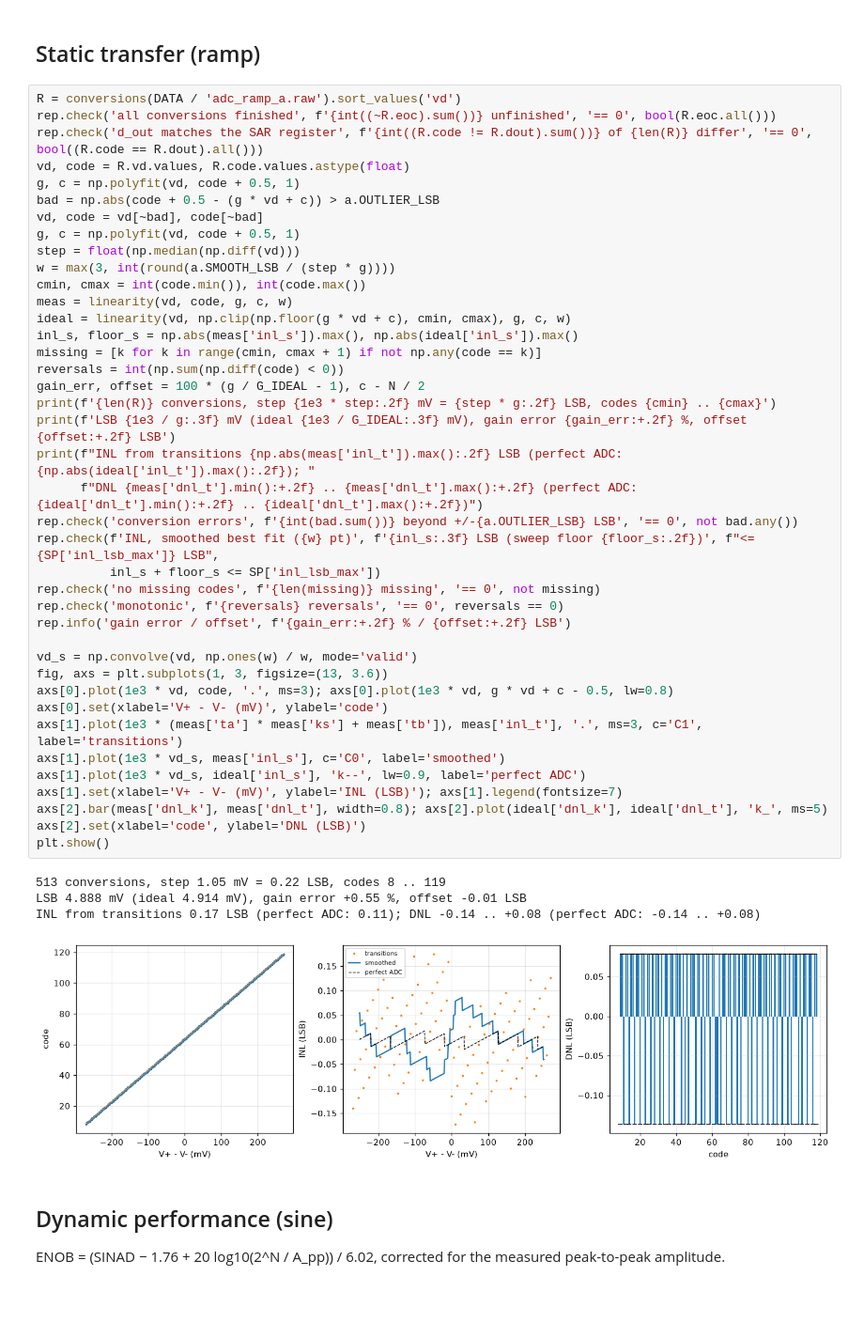
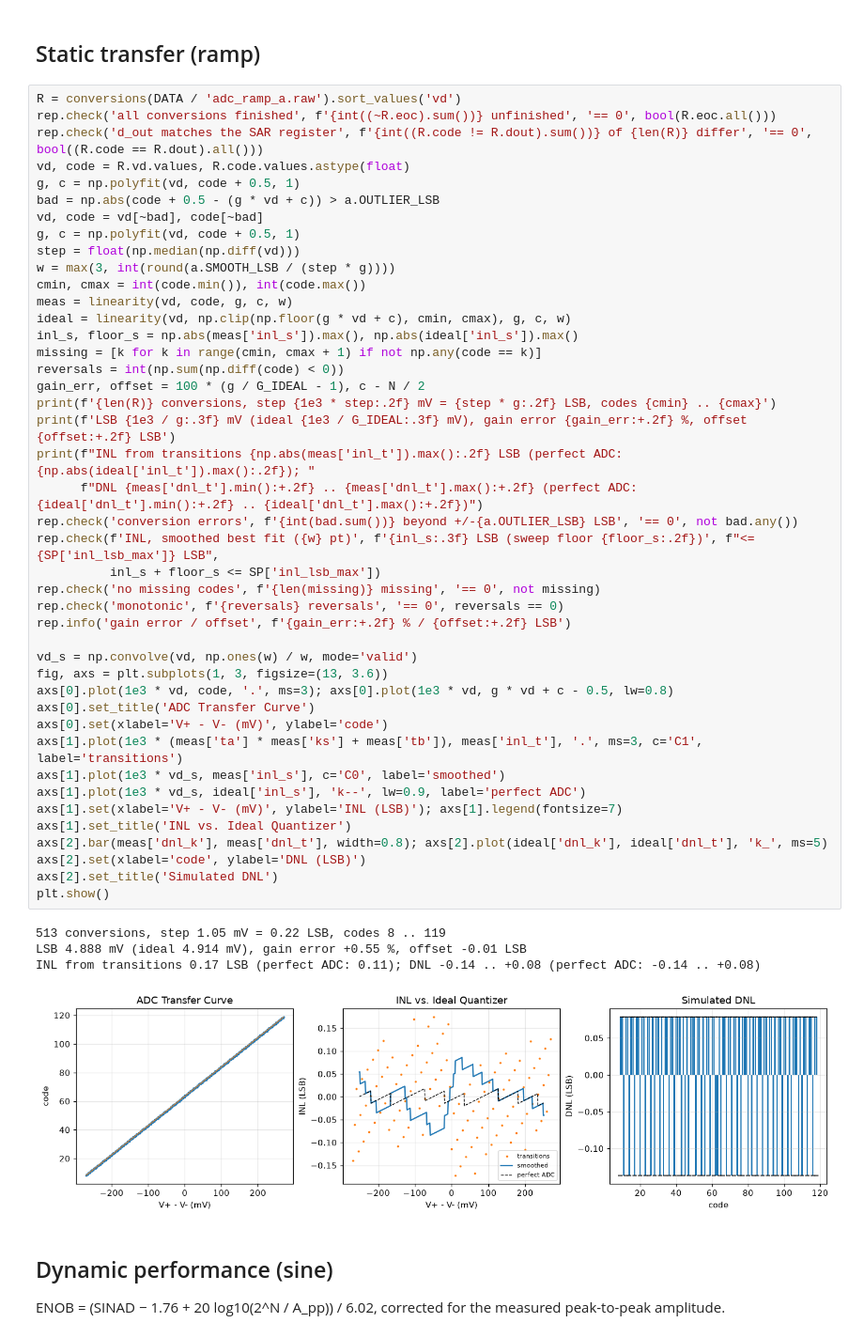
Before and after one commit to daniel-theunissen/sar_adc, a Jupyter notebook: sch/adc/adc_analysis.ipynb, the cells around one changed output. Shown at 94% size. Drawn from its saved outputs; the diff is of its cells as text; blank space fills up the shorter version.

Commit message:
add result graphs

```diff
--- a/sch/adc/adc_analysis.ipynb
+++ b/sch/adc/adc_analysis.ipynb
@@ -58,34 +58,37 @@ ideal = linearity(vd, np.clip(np.floor(g * vd + c), cmin, cmax), g, c, w)
 inl_s, floor_s = np.abs(meas['inl_s']).max(), np.abs(ideal['inl_s']).max()
 missing = [k for k in range(cmin, cmax + 1) if not np.any(code == k)]
 reversals = int(np.sum(np.diff(code) < 0))
 gain_err, offset = 100 * (g / G_IDEAL - 1), c - N / 2
 print(f'{len(R)} conversions, step {1e3 * step:.2f} mV = {step * g:.2f} LSB, codes {cmin} .. {cmax}')
 print(f'LSB {1e3 / g:.3f} mV (ideal {1e3 / G_IDEAL:.3f} mV), gain error {gain_err:+.2f} %, offset {offset:+.2f} LSB')
 print(f"INL from transitions {np.abs(meas['inl_t']).max():.2f} LSB (perfect ADC: {np.abs(ideal['inl_t']).max():.2f}); "
       f"DNL {meas['dnl_t'].min():+.2f} .. {meas['dnl_t'].max():+.2f} (perfect ADC: {ideal['dnl_t'].min():+.2f} .. {ideal['dnl_t'].max():+.2f})")
 rep.check('conversion errors', f'{int(bad.sum())} beyond +/-{a.OUTLIER_LSB} LSB', '== 0', not bad.any())
 rep.check(f'INL, smoothed best fit ({w} pt)', f'{inl_s:.3f} LSB (sweep floor {floor_s:.2f})', f"<= {SP['inl_lsb_max']} LSB",
           inl_s + floor_s <= SP['inl_lsb_max'])
 rep.check('no missing codes', f'{len(missing)} missing', '== 0', not missing)
 rep.check('monotonic', f'{reversals} reversals', '== 0', reversals == 0)
 rep.info('gain error / offset', f'{gain_err:+.2f} % / {offset:+.2f} LSB')
 
 vd_s = np.convolve(vd, np.ones(w) / w, mode='valid')
 fig, axs = plt.subplots(1, 3, figsize=(13, 3.6))
 axs[0].plot(1e3 * vd, code, '.', ms=3); axs[0].plot(1e3 * vd, g * vd + c - 0.5, lw=0.8)
+axs[0].set_title('ADC Transfer Curve')
 axs[0].set(xlabel='V+ - V- (mV)', ylabel='code')
 axs[1].plot(1e3 * (meas['ta'] * meas['ks'] + meas['tb']), meas['inl_t'], '.', ms=3, c='C1', label='transitions')
 axs[1].plot(1e3 * vd_s, meas['inl_s'], c='C0', label='smoothed')
 axs[1].plot(1e3 * vd_s, ideal['inl_s'], 'k--', lw=0.9, label='perfect ADC')
 axs[1].set(xlabel='V+ - V- (mV)', ylabel='INL (LSB)'); axs[1].legend(fontsize=7)
+axs[1].set_title('INL vs. Ideal Quantizer')
 axs[2].bar(meas['dnl_k'], meas['dnl_t'], width=0.8); axs[2].plot(ideal['dnl_k'], ideal['dnl_t'], 'k_', ms=5)
 axs[2].set(xlabel='code', ylabel='DNL (LSB)')
+axs[2].set_title('Simulated DNL')
 plt.show()
 # %% [output]
 513 conversions, step 1.05 mV = 0.22 LSB, codes 8 .. 119
 LSB 4.888 mV (ideal 4.914 mV), gain error +0.55 %, offset -0.01 LSB
 INL from transitions 0.17 LSB (perfect ADC: 0.11); DNL -0.14 .. +0.08 (perfect ADC: -0.14 .. +0.08)
-[figure, old version]
+[figure, new version]
 # %% [markdown]
 ## Dynamic performance (sine)
 
```
Also changed, not shown: parts of 1 cell of this notebook, 3 other files.
